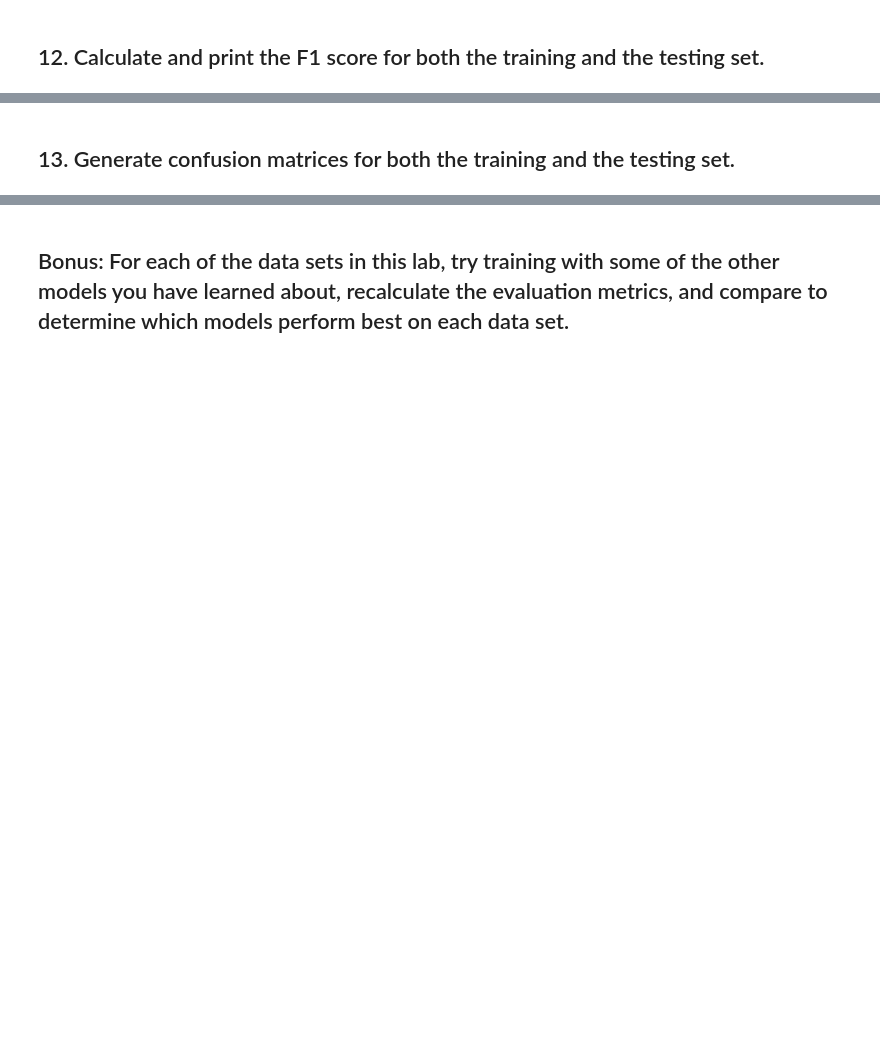
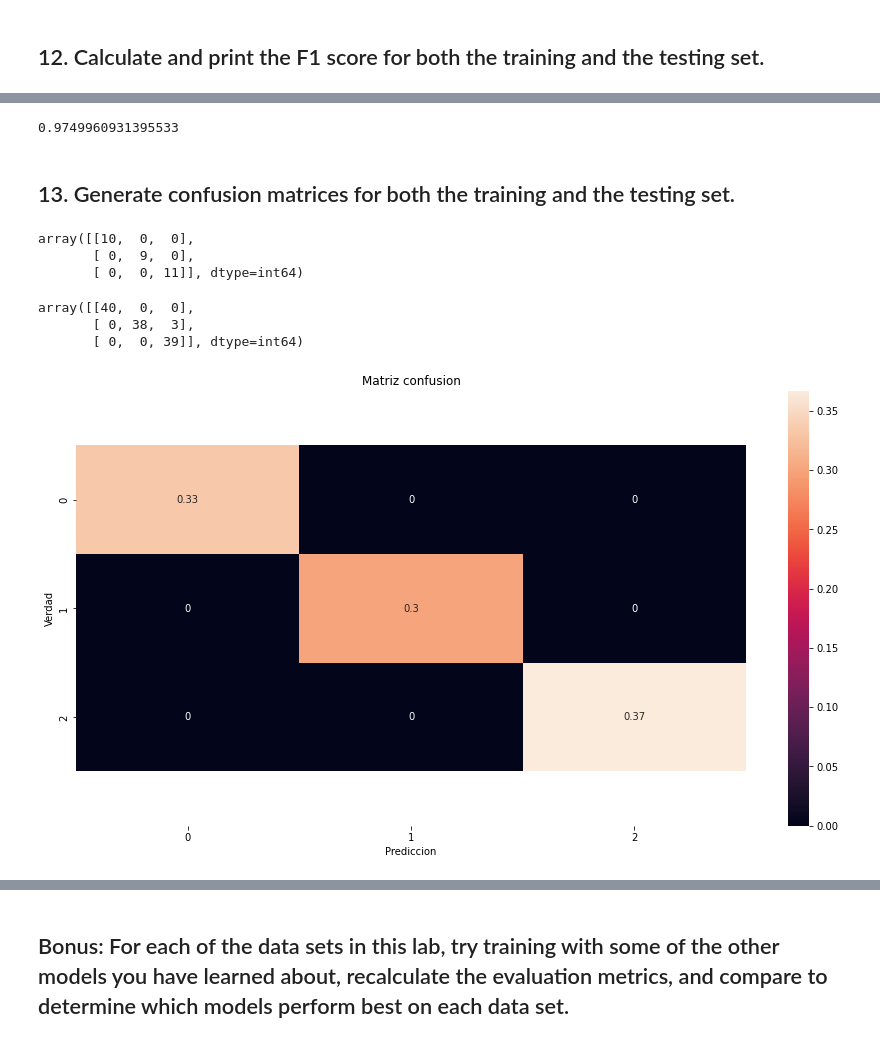
Before and after one commit to Ironhack-Data-Madrid-Marzo-2022/7.2-lab-supervised-model-evaluation, a Jupyter notebook: your-code/main.ipynb, the cells around one changed output, grey strips where cells are left out. Saved outputs shown, nothing was run; the diff lists cells and outputs as text; code cells hidden in the pictures; blank space fills up the shorter version.

```diff
--- a/your-code/main.ipynb
+++ b/your-code/main.ipynb
@@ -44,3 +106,10 @@ data = pd.concat([X, y], axis=1)
 ## 6. Split this data set into training (80%) and testing (20%) sets.
 
 The `class` field represents the type of flower and is the target variable that we will want to predict.
+# %%
+from sklearn.model_selection import train_test_split as tts
+
+
+X_train, X_test, y_train, y_test = tts(X, y, test_size=.2, random_state=42)
+
+X_train.shape, X_test.shape, y_train.shape, y_test.shape
@@ -47,2 +118,8 @@ The `class` field represents the type of flower and is the target variable that
 # %% [markdown]
 ## 7. Train a `LogisticRegression` model on this data set and generate predictions on both the training and the testing set.
+# %%
+from sklearn.linear_model import LogisticRegression
+
+logreg=LogisticRegression(max_iter=2000)
+
+logreg.fit(X_train, y_train)
@@ -49,2 +128,5 @@ The `class` field represents the type of flower and is the target variable that
+# %%
+y_pred_train = logreg.predict(X_train)
+y_pred_test = logreg.predict(X_test)
 # %% [markdown]
 ## 8. Calculate and print the accuracy score for both the training and the testing set.
@@ -59,2 +202,20 @@ The `class` field represents the type of flower and is the target variable that
+# %%
+f1_score(y_train, y_pred_train, average='macro')
+# %% [output]
+0.9749960931395533
 # %% [markdown]
 ## 13. Generate confusion matrices for both the training and the testing set.
+# %%
+from sklearn.metrics import confusion_matrix
+
+confusion_matrix(y_test, y_pred_test)
+# %% [output]
+array([[10,  0,  0],
+       [ 0,  9,  0],
+       [ 0,  0, 11]], dtype=int64)
+# %%
+confusion_matrix(y_train, y_pred_train)
+# %% [output]
+array([[40,  0,  0],
+       [ 0, 38,  3],
+       [ 0,  0, 39]], dtype=int64)
@@ -60,0 +226,14 @@ The `class` field represents the type of flower and is the target variable that
+# %%
+plt.figure(figsize=(15, 8))
+
+ax=sns.heatmap(confusion_matrix(y_test,  y_pred_test)/sum(sum(confusion_matrix(y_test,  y_pred_test))), annot=True)
+
+b, t=ax.get_ylim()
+ax.set_ylim(b+0.5, t-0.5)
+
+plt.title('Matriz confusion')
+plt.ylabel('Verdad')
+plt.xlabel('Prediccion')
+plt.show();
+# %% [output]
+[figure, added]
```
Also changed, not shown: parts of 28 cells of this notebook.
